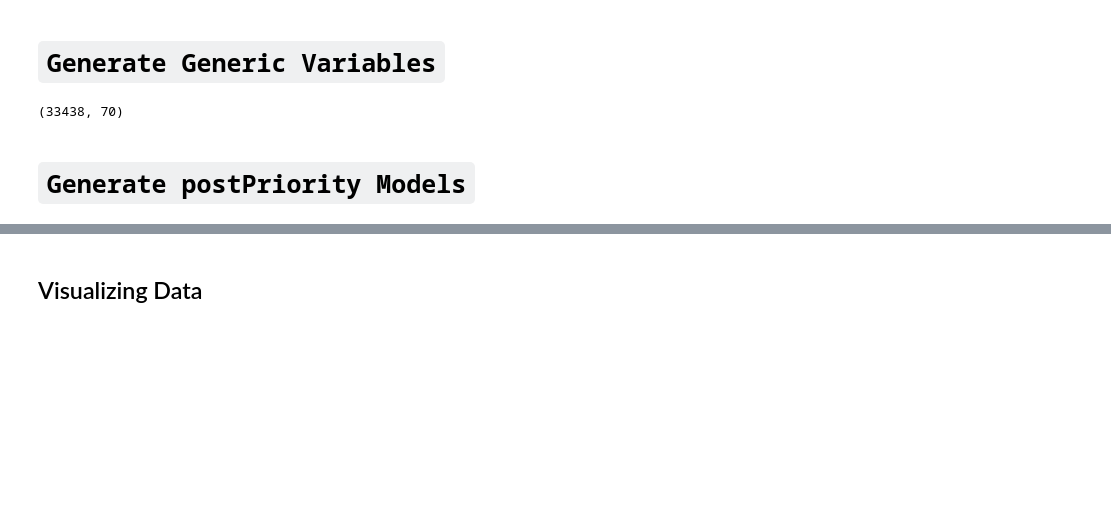
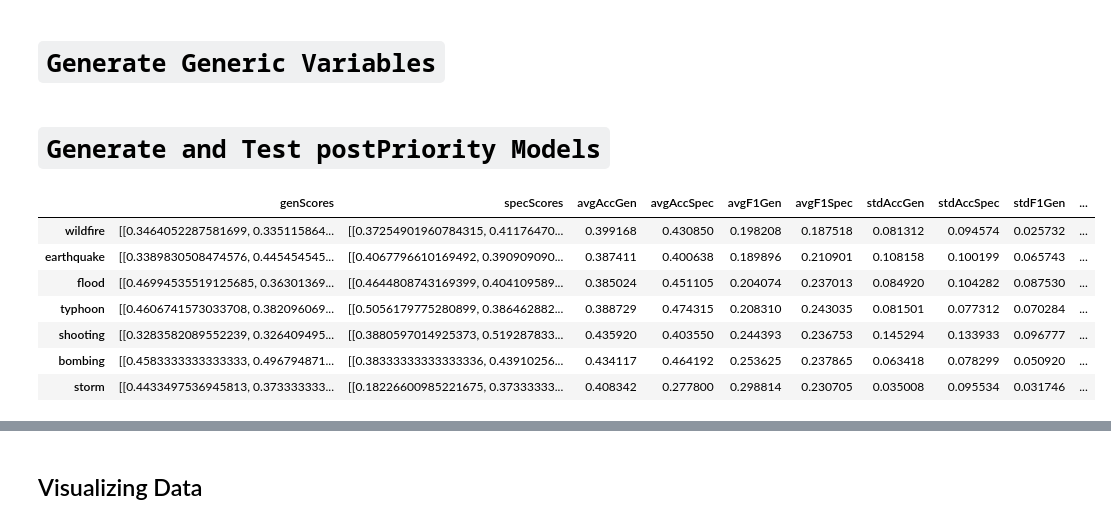
Before and after one commit to acpedersen/REU-2021, a Jupyter notebook: train-models.ipynb, the cells around one changed output, grey strips where cells are left out. Cells and saved outputs as stored; diff of their text form; code cells hidden in the pictures; blank space fills up the shorter version.

```diff
--- a/train-models.ipynb
+++ b/train-models.ipynb
@@ -24,7 +27,7 @@ from gensim.downloader import base_dir
 import random
 # %%
 #Dataframe  generated in analye-data.ipynb
-df = pd.read_json("./Trec_data/Features_Labeled.json", orient='records',lines=True)
+df = pd.read_json("./Trec_data/Preprocessed_labelled.json", orient='records',lines=True)
 df
 # %% [output]
 |  | eventID | eventType | postID | postCategories | postPriority | text | entities | extended_entities | ... |
@@ -136,29 +143,46 @@ rf_params = {
     'max_features': 14,
     'min_samples_leaf': 33,
     'min_samples_split': 96,
-    'verbose': 1
+    'verbose': 0
 }
-
-heldout_event_ids = []
-
-for item in heldout_events.loc[0]:
-    heldout_event_ids.append(item)
-
-heldout_event_ids
-
-#Training data withholding all heldout events for general models
-generalTraining = train_data(df, 'eventID', heldout_event_ids) #Check this
-print(generalTraining.shape)
-# %% [output]
-(33438, 70)
 # %% [markdown]
-# **`Generate postPriority Models`**
+# **`Generate and Test postPriority Models`**
 # %%
 prioLabel = 'postPriority'
 prioModel = RandomForestClassifier(**rf_params) #(**modelParameters)
 
+genPrioScores = {}
+specPrioScores = {}
+
 #generate general model
-genPrioModel = generate_model(generalTraining, features, prioLabel, prioModel)
-
-#generate event specific models
-specPrioModels = generate_model_by_events(df, features, prioLabel, prioModel)
+for event in tqdm(eventTypes, position=0, desc='Events'):
+    #print('Event: ' + event)
+    eventDF = df.loc[df['eventType']==event]
+    genPrioScores[event] = generate_scores_by_event(df, event, features, prioLabel, prioModel)
+    specPrioScores[event] = generate_scores_by_event(eventDF, event, features, prioLabel, prioModel)
+# %%
+#Store prio scores in readable format
+prioScoreDf = pd.DataFrame(columns=['genScores', 'specScores',
+                                    'avgAccGen', 'avgAccSpec', 'avgF1Gen', 'avgF1Spec',
+                                    'stdAccGen', 'stdAccSpec', 'stdF1Gen', 'stdF1Spec'])
+for event in eventTypes:
+    row = pd.Series(
+        {
+            'genScores': genPrioScores[event], 'specScores': specPrioScores[event],
+            'avgAccGen': np.mean(genPrioScores[event][0]), 'avgAccSpec': np.mean(specPrioScores[event][0]),
+            'avgF1Gen': np.mean(genPrioScores[event][1]), 'avgF1Spec': np.mean(specPrioScores[event][1]),
+            'stdAccGen': np.std(genPrioScores[event][0]), 'stdAccSpec': np.std(specPrioScores[event][0]),
+            'stdF1Gen': np.std(genPrioScores[event][1]), 'stdF1Spec': np.std(specPrioScores[event][1])
+        }, name=event)
+    prioScoreDf = prioScoreDf.append(row)
+
+prioScoreDf
+# %% [output]
+|  | genScores | specScores | avgAccGen | avgAccSpec | avgF1Gen | avgF1Spec | stdAccGen | stdAccSpec | stdF1Gen | ... |
+| wildfire | [[0.3464052287581699, 0.335115864... | [[0.37254901960784315, 0.41176470... | 0.399168 | 0.430850 | 0.198208 | 0.187518 | 0.081312 | 0.094574 | 0.025732 | ... |
+| earthquake | [[0.3389830508474576, 0.445454545... | [[0.4067796610169492, 0.390909090... | 0.387411 | 0.400638 | 0.189896 | 0.210901 | 0.108158 | 0.100199 | 0.065743 | ... |
+| flood | [[0.46994535519125685, 0.36301369... | [[0.4644808743169399, 0.404109589... | 0.385024 | 0.451105 | 0.204074 | 0.237013 | 0.084920 | 0.104282 | 0.087530 | ... |
+| typhoon | [[0.4606741573033708, 0.382096069... | [[0.5056179775280899, 0.386462882... | 0.388729 | 0.474315 | 0.208310 | 0.243035 | 0.081501 | 0.077312 | 0.070284 | ... |
+| shooting | [[0.3283582089552239, 0.326409495... | [[0.3880597014925373, 0.519287833... | 0.435920 | 0.403550 | 0.244393 | 0.236753 | 0.145294 | 0.133933 | 0.096777 | ... |
+| bombing | [[0.4583333333333333, 0.496794871... | [[0.38333333333333336, 0.43910256... | 0.434117 | 0.464192 | 0.253625 | 0.237865 | 0.063418 | 0.078299 | 0.050920 | ... |
+| storm | [[0.4433497536945813, 0.373333333... | [[0.18226600985221675, 0.37333333... | 0.408342 | 0.277800 | 0.298814 | 0.230705 | 0.035008 | 0.095534 | 0.031746 | ... |
```
Also changed, not shown: parts of 38 cells of this notebook, 2 other files.
